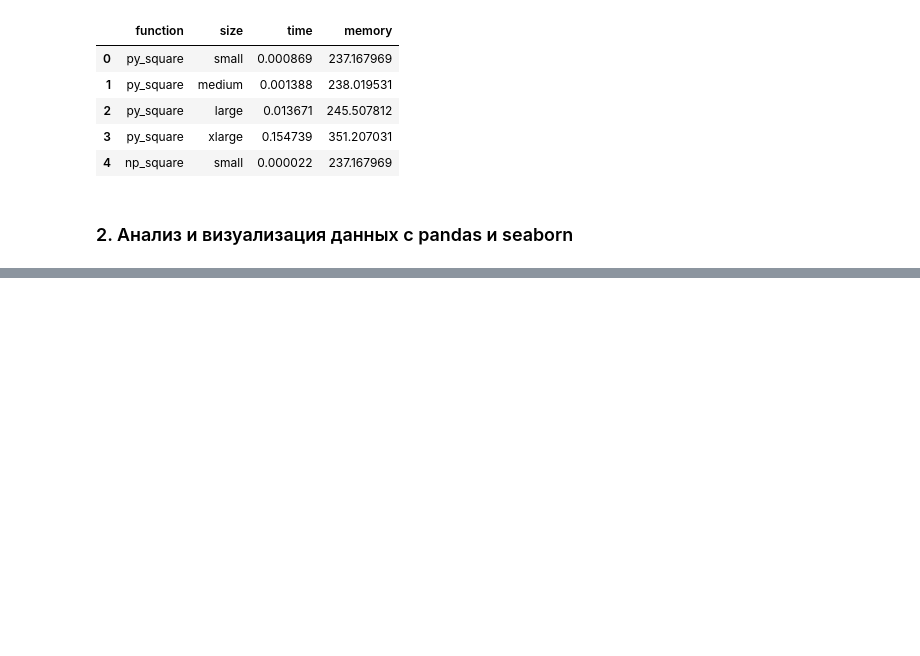
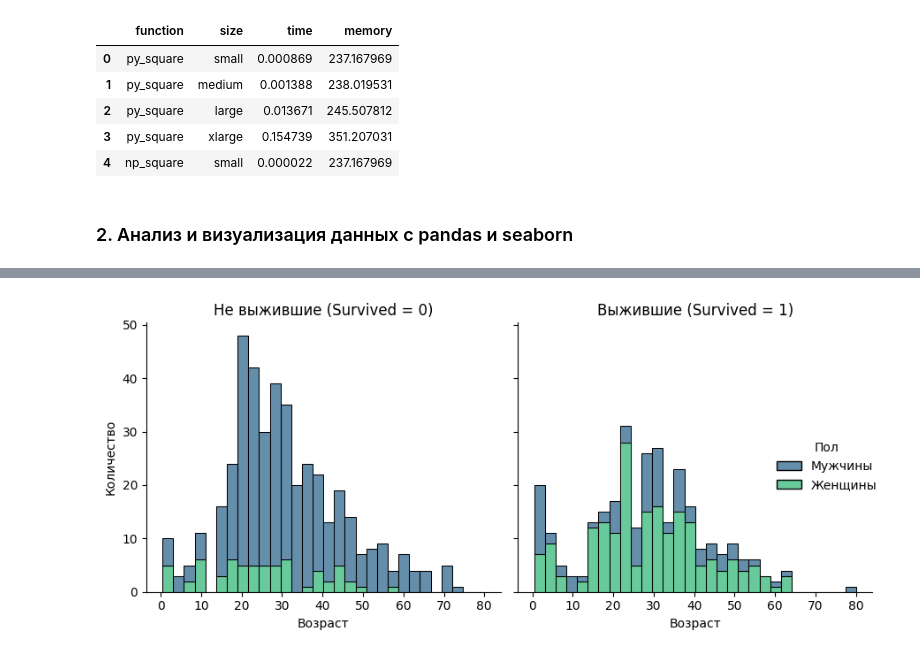
Before and after one commit to vl4xd/pstu-python-programming, a Jupyter notebook: lab_work_4/src/main.ipynb, the cells around one changed output, grey strips where cells are left out. Cells and saved outputs as stored; diff of their text form; code cells hidden in the pictures; blank space fills up the shorter version.

```diff
--- a/lab_work_4/src/main.ipynb
+++ b/lab_work_4/src/main.ipynb
@@ -270,0 +399,13 @@ fig.show()
+# %%
+n = 1_000_000
+benchmark_df = pd.DataFrame({
+    'string': np.random.choice(['A', 'B', 'C', 'D', 'E'], n),
+    'int': np.random.randint(1, 100, n),
+    'float': np.random.uniform(0, 1, n),
+})
+benchmark_df['category'] = benchmark_df['string'].astype('category')
+benchmark_df['string_pyarrow'] = benchmark_df['string'].astype('string[pyarrow]')
+benchmark_df['int_pyarrow'] = benchmark_df['int'].astype('int64[pyarrow]')
+benchmark_df['float_pyarrow'] = benchmark_df['float'].astype('float64[pyarrow]')
+# %%
+num_cols = ['int', 'float', 'int_pyarrow', 'float_pyarrow']
@@ -270,0 +520,2 @@ fig.show()
+# %%
+benchmark_df_res = benchmark_operations_df(benchmark_df)
@@ -270,0 +675,27 @@ fig.show()
+# %%
+g = sns.displot(
+    data=df,
+    x='age',
+    hue='sex',
+    col='survived',
+    kind='hist',
+    multiple='stack',
+    bins=30,
+    palette='viridis',
+    height=4,
+    facet_kws={'sharey': True}  # Чтобы шкала Y была независимой для каждой панели
+)
+
+
+axes = g.axes.flatten()
+axes[0].set_title('Не выжившие (Survived = 0)')
+axes[1].set_title('Выжившие (Survived = 1)')
+g.set_axis_labels('Возраст', 'Количество')
+g.legend.set_title('Пол')
+new_labels = ['Мужчины', 'Женщины']
+for text, label in zip(g.legend.texts, new_labels):
+    text.set_text(label)
+plt.tight_layout()
+plt.show()
+# %% [output]
+[figure, added]
```
Also changed, not shown: parts of 33 cells of this notebook.
